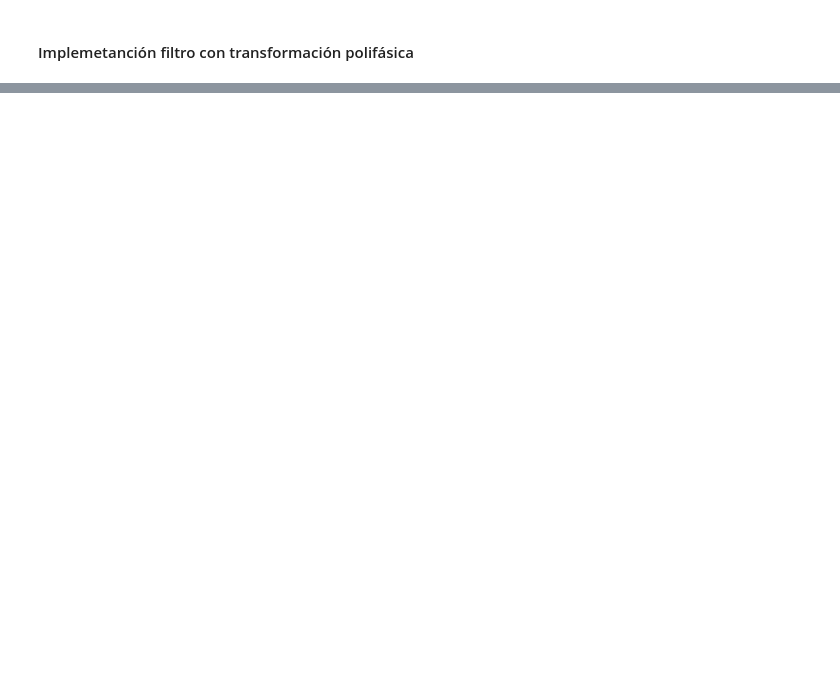
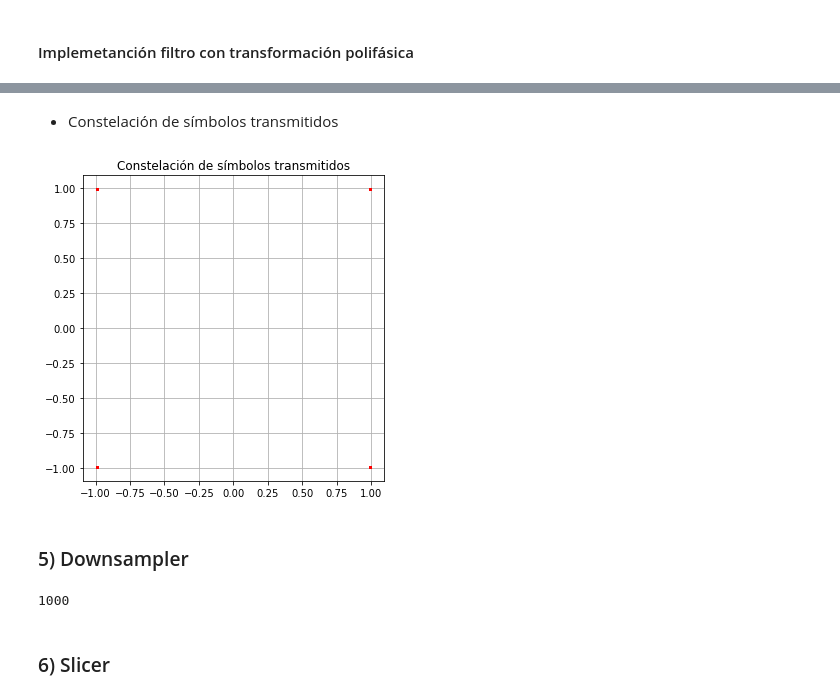
Before and after one commit to matias-dogliani/diseno_digital, a Jupyter notebook: Tp5/Ej2.ipynb, the cells around one changed output, grey strips where cells are left out. Saved outputs shown, nothing was run; the diff lists cells and outputs as text; code cells hidden in the pictures; blank space fills up the shorter version.

```diff
--- a/Tp5/Ej2.ipynb
+++ b/Tp5/Ej2.ipynb
@@ -203,0 +332,16 @@ txSymbI =
+# %% [markdown]
+* Constelación de símbolos transmitidos
+# %%
+To=4
+fig = plt.figure(figsize=[5,5])
+
+plt.plot(txSymbIFp[100+To:len(txSymbIFp)-(100-To):int(N)],
+        txSymbQFp[100+To:len(txSymbQFp)-(100-To):int(N)],
+        '.r',lw=2.0,markersize=3)
+plt.grid()
+plt.title("Constelación de símbolos transmitidos")
+plt.tight_layout()
+# %% [output]
+[figure, added]
+# %% [markdown]
+### 5) Downsampler
@@ -203,0 +353,9 @@ txSymbI =
+# %%
+To=1
+rkI = DownSampler(txSymbIFp,N,To)
+rkQ = DownSampler(txSymbQFp,N,To)
+print(len(rkI))
+# %% [output]
+1000
+# %% [markdown]
+### 6) Slicer
```
Also changed, not shown: parts of 19 cells of this notebook.
